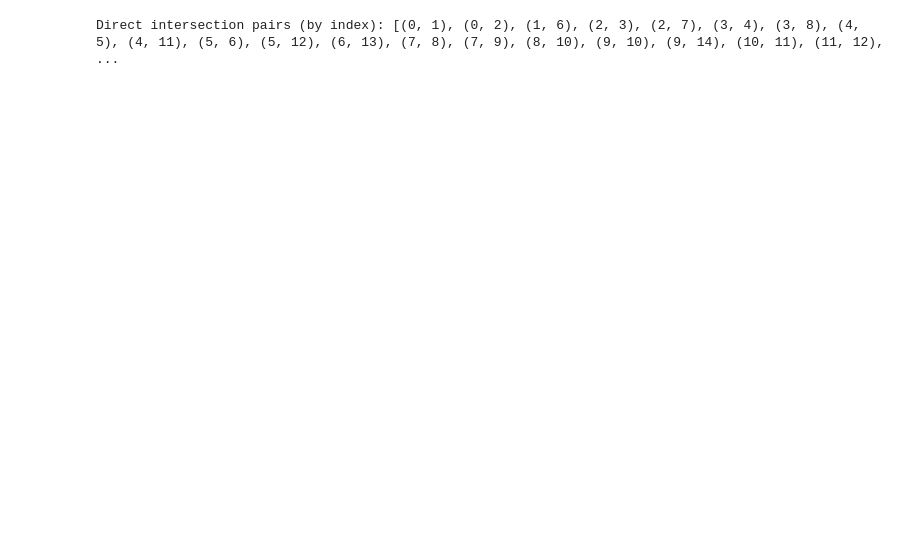
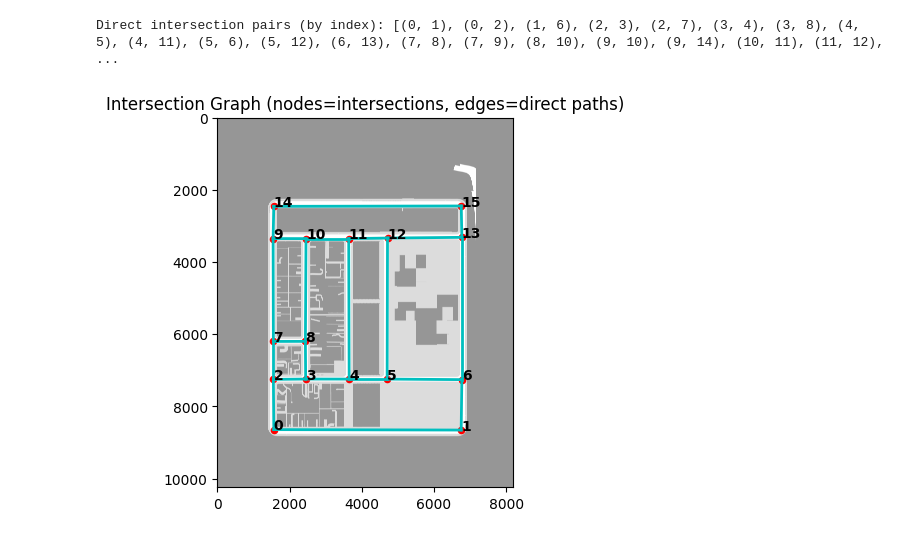
Before and after one commit to danielmtzbarba/carlabev-env, a Jupyter notebook: CarlaBEV/scripts/design_map_graph.ipynb, the cells around one changed output. Saved outputs shown, nothing was run; the diff lists cells and outputs as text; code cells hidden in the pictures; blank space fills up the shorter version.

```diff
--- a/CarlaBEV/scripts/design_map_graph.ipynb
+++ b/CarlaBEV/scripts/design_map_graph.ipynb
@@ -68,6 +72,8 @@ intersections = [
     (2456, 1563),
     (2446, 6757),
  ]
+
+intersections = [(y, x) for x, y in intersections]
 # %%
 map_edges = {}
 for i, coord in enumerate(intersections):
@@ -159,6 +165,7 @@ def show_route(rgbmap, waypoints):
     plt.show()
 # %%
 centerline_coords = get_midlane_coords(rgbmap)
+centerline_coords = centerline_coords[:, [1, 0]]
 # %%
 # 1. Find the closest centerline point for each intersection
 intersection_nodes = []
@@ -168,10 +175,10 @@ for intersection in intersections:
     intersection_nodes.append(tuple(centerline_coords[idx_min]))
 # %%
 plt.imshow(rgbmap)
-plt.scatter(centerline_coords[:,1], centerline_coords[:,0], c='gray', s=0.1, label='All Centerlines')
+plt.scatter(centerline_coords[:,0], centerline_coords[:,1], c='gray', s=0.1, label='All Centerlines')
 for idx, p in enumerate(intersections):
-    plt.scatter(p[1], p[0], c='red', s=20)
-    plt.annotate(str(idx), (p[1], p[0]), color='k', fontsize=10, weight='bold')
+    plt.scatter(p[0], p[1], c='red', s=20)
+    plt.annotate(str(idx), (p[0], p[1]), color='k', fontsize=10, weight='bold')
 plt.legend()
 plt.title("Closest Centerlines & Midpoints Between Intersections")
 plt.show()
@@ -206,36 +213,37 @@ for idx in range(len(intersections)):
     G_intersections.add_node(idx, pos=intersections[idx])
 
 for i, node_a in enumerate(intersection_nodes):
     for j, node_b in enumerate(intersection_nodes):
         if i < j:
             try:
                 path = nx.shortest_path(pixel_graph, node_a, node_b)
                 path_set = set(path[1:-1])
                 blocked = False
                 for k, block in enumerate(blocked_pixels):
                     if k != i and k != j and path_set & block:
                         blocked = True
                         break
                 if not blocked:
                     G_intersections.add_edge(i, j)
             except nx.NetworkXNoPath:
                 continue
 
 print("Direct intersection pairs (by index):", list(G_intersections.edges))
 
 # Visualization
 plt.imshow(rgbmap)
 for idx, p in enumerate(intersections):
-    plt.scatter(p[1], p[0], c='red', s=20)
-    plt.annotate(str(idx), (p[1], p[0]), color='k', fontsize=10, weight='bold')
+    plt.scatter(p[0], p[1], c='red', s=20)
+    plt.annotate(str(idx), (p[0], p[1]), color='k', fontsize=10, weight='bold')
 for i, j in G_intersections.edges:
     a = intersections[i]
     b = intersections[j]
-    plt.plot([a[1], b[1]], [a[0], b[0]], 'c-', lw=2)
+    plt.plot([a[0], b[0]], [a[1], b[1]], 'c-', lw=2)
 plt.title("Intersection Graph (nodes=intersections, edges=direct paths)")
 plt.show()
 # %% [output]
 Direct intersection pairs (by index): [(0, 1), (0, 2), (1, 6), (2, 3), (2, 7), (3, 4), (3, 8), (4, 5), (4, 11), (5, 6), (5, 12), (6, 13), (7, 8), (7, 9), (8, 10), (9, 10), (9, 14), (10, 11), (11, 12), ...
+[figure, added]
 # %%
 options = {
     "font_size": 18,
```
Also changed, not shown: parts of 30 cells of this notebook, 19 other files.
